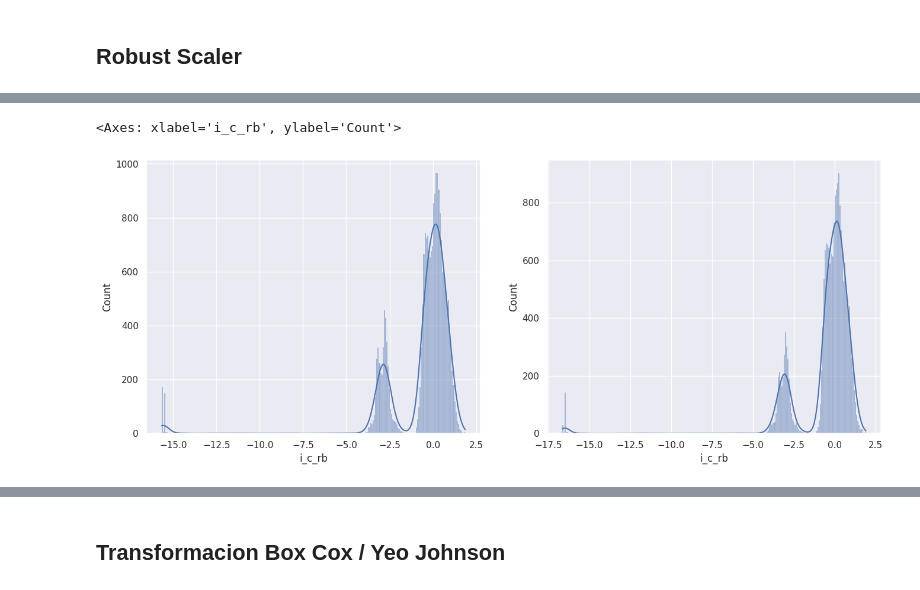
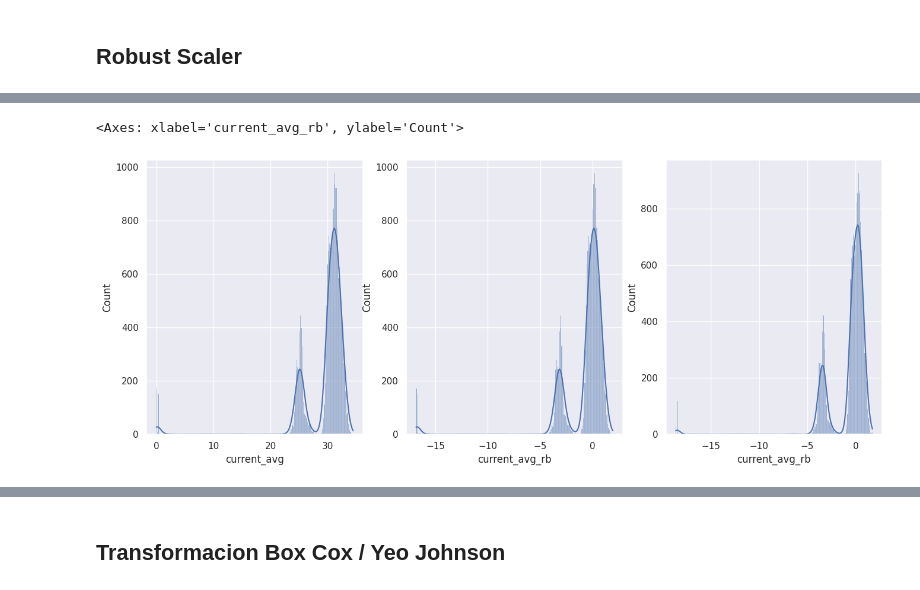
Before and after one commit to FEATURE-ENGINEERING-G3/PROYECTO, a Jupyter notebook: PROYECTO_FASE3.ipynb, the cells around one changed output, grey strips where cells are left out. Cells and saved outputs as stored; diff of their text form; code cells hidden in the pictures.

```diff
--- a/PROYECTO_FASE3.ipynb
+++ b/PROYECTO_FASE3.ipynb
@@ -700,5 +686,5 @@ frj1n_99.describe()
 # %%
-col_name = 'i_avg'
-trans_col_name = 'i_avg_rb'
+col_name = 'current_avg'
+trans_col_name = 'current_avg_rb'
 frj1n_train[trans_col_name]= rb_scaler.fit_transform(frj1n_train[[col_name]])
 frj1n_99[trans_col_name]= rb_scaler.fit_transform(frj1n_99[[col_name]])
@@ -707,5 +690,0 @@ frj1n_99[trans_col_name]= rb_scaler.fit_transform(frj1n_99[[col_name]])
-# %%
-col_name = 'i_a'
-trans_col_name = 'i_a_rb'
-frj1n_train[trans_col_name]= rb_scaler.fit_transform(frj1n_train[[col_name]])
-frj1n_99[trans_col_name]= rb_scaler.fit_transform(frj1n_99[[col_name]])
@@ -714,5 +690,0 @@ frj1n_99[trans_col_name]= rb_scaler.fit_transform(frj1n_99[[col_name]])
-# %%
-col_name = 'i_b'
-trans_col_name = 'i_b_rb'
-frj1n_train[trans_col_name]= rb_scaler.fit_transform(frj1n_train[[col_name]])
-frj1n_99[trans_col_name]= rb_scaler.fit_transform(frj1n_99[[col_name]])
@@ -721,8 +691,3 @@ frj1n_99[trans_col_name]= rb_scaler.fit_transform(frj1n_99[[col_name]])
-# %%
-col_name = 'i_c'
-trans_col_name = 'i_c_rb'
-frj1n_train[trans_col_name]= rb_scaler.fit_transform(frj1n_train[[col_name]])
-frj1n_99[trans_col_name]= rb_scaler.fit_transform(frj1n_99[[col_name]])
 # %%
 frj1n_99.describe()
 # %% [output]
@@ -739,9 +703,10 @@ frj1n_99.describe()
 # %%
-fig, axes = plt.subplots(ncols=2, figsize=(16,6))
-sns.histplot(data=frj1n_train, x=trans_col_name, ax=axes[0], kde=True)
+fig, axes = plt.subplots(ncols=3, figsize=(16,6))
+sns.histplot(data=frj1n_train, x=col_name, ax=axes[0], kde=True)
+sns.histplot(data=frj1n_train, x=trans_col_name, ax=axes[1], kde=True)
 # axes[0].set_title('Histogram with whole training data')
-sns.histplot(data=frj1n_99, x=trans_col_name, ax=axes[1],kde=True)
+sns.histplot(data=frj1n_99, x=trans_col_name, ax=axes[2],kde=True)
 # axes[1].set_title('Histogram of training data with no outliers (10 & 99 percentile)')
 # %% [output]
-<Axes: xlabel='i_c_rb', ylabel='Count'>
+<Axes: xlabel='current_avg_rb', ylabel='Count'>
-[figure, old version]
+[figure, new version]
```
Also changed, not shown: parts of 183 cells of this notebook.
